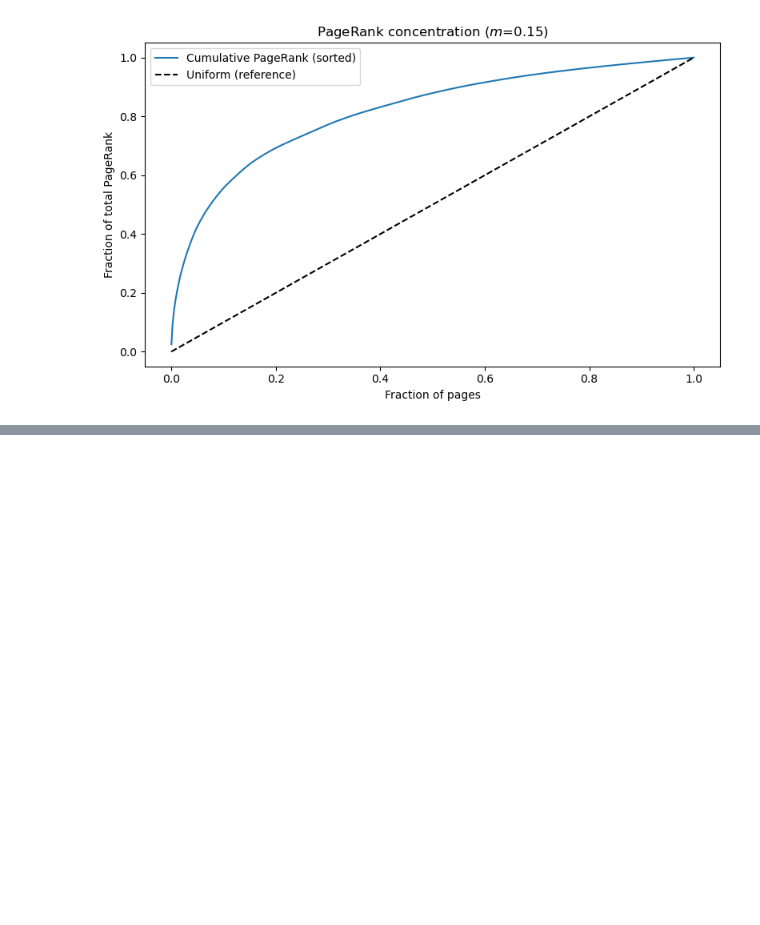
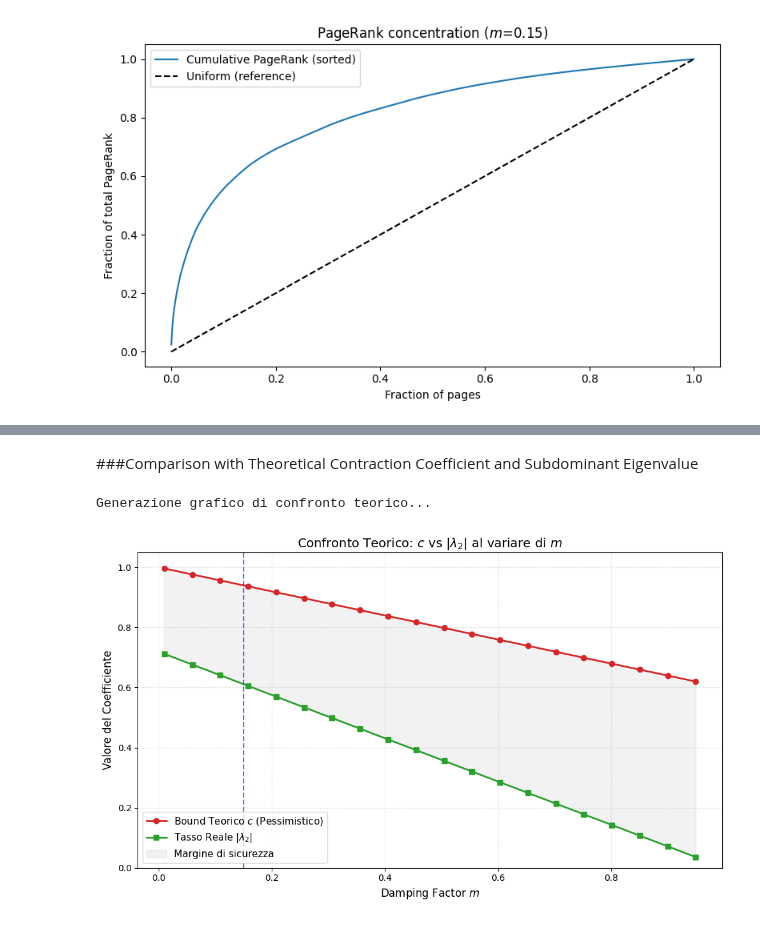
Before and after one commit to giorgiozoccatelli/ComputationalLinearAlgebra, a Jupyter notebook: PageRank/es11.ipynb, the cells around one changed output, grey strips where cells are left out. Saved outputs shown, nothing was run; the diff lists cells and outputs as text; code cells hidden in the pictures; blank space fills up the shorter version.

```diff
--- a/PageRank/es11.ipynb
+++ b/PageRank/es11.ipynb
@@ -590,0 +755,50 @@ plot_pagerank_lorenz(A, m=0.15)
+# %% [markdown]
+###Comparison with Theoretical Contraction Coefficient and Subdominant Eigenvalue
+# %%
+
+def plot_theoretical_sensitivity(A_matrix):
+    m_values = np.linspace(0.01, 0.95, 20)
+    c_vals = []
+    lambda2_vals = []
+
+
+    for m_val in m_values:
+        M_temp, _ = compute_M_matrix(A_matrix, m_val)
+
+
+        c_vals.append(calculate_c(M_temp))
+
+
+        vals, _ = np.linalg.eig(M_temp)
+        vals = np.sort(np.abs(vals))[::-1]
+        lambda2_vals.append(vals[1])
+
+
+    plt.figure(figsize=(10, 6))
+
+
+    plt.plot(m_values, c_vals, 'o-', color='#d62728', linewidth=2, label=r'Bound Teorico $c$ (Pessimistico)')
+    plt.plot(m_values, lambda2_vals, 's-', color='#2ca02c', linewidth=2, label=r'Tasso Reale $|\lambda_2|$')
+
+
+    plt.fill_between(m_values, c_vals, lambda2_vals, color='gray', alpha=0.1, label='Margine di sicurezza')
+
+
+    plt.axvline(0.15, color='blue', linestyle='--', alpha=0.6)
+
+
+    plt.title(r'Confronto Teorico: $c$ vs $|\lambda_2|$ al variare di $m$', fontsize=14)
+    plt.xlabel('Damping Factor $m$', fontsize=12)
+    plt.ylabel('Valore del Coefficiente', fontsize=12)
+    plt.ylim(0, 1.05)
+    plt.grid(True, alpha=0.3, linestyle='--')
+    plt.legend(fontsize=11, loc='lower left')
+
+    plt.tight_layout()
+    plt.show()
+
+print("Generazione grafico di confronto teorico...")
+plot_theoretical_sensitivity(A5)
+# %% [output]
+Generazione grafico di confronto teorico...
+[figure, added]
```
Also changed, not shown: parts of 12 cells of this notebook, 2 other files.
